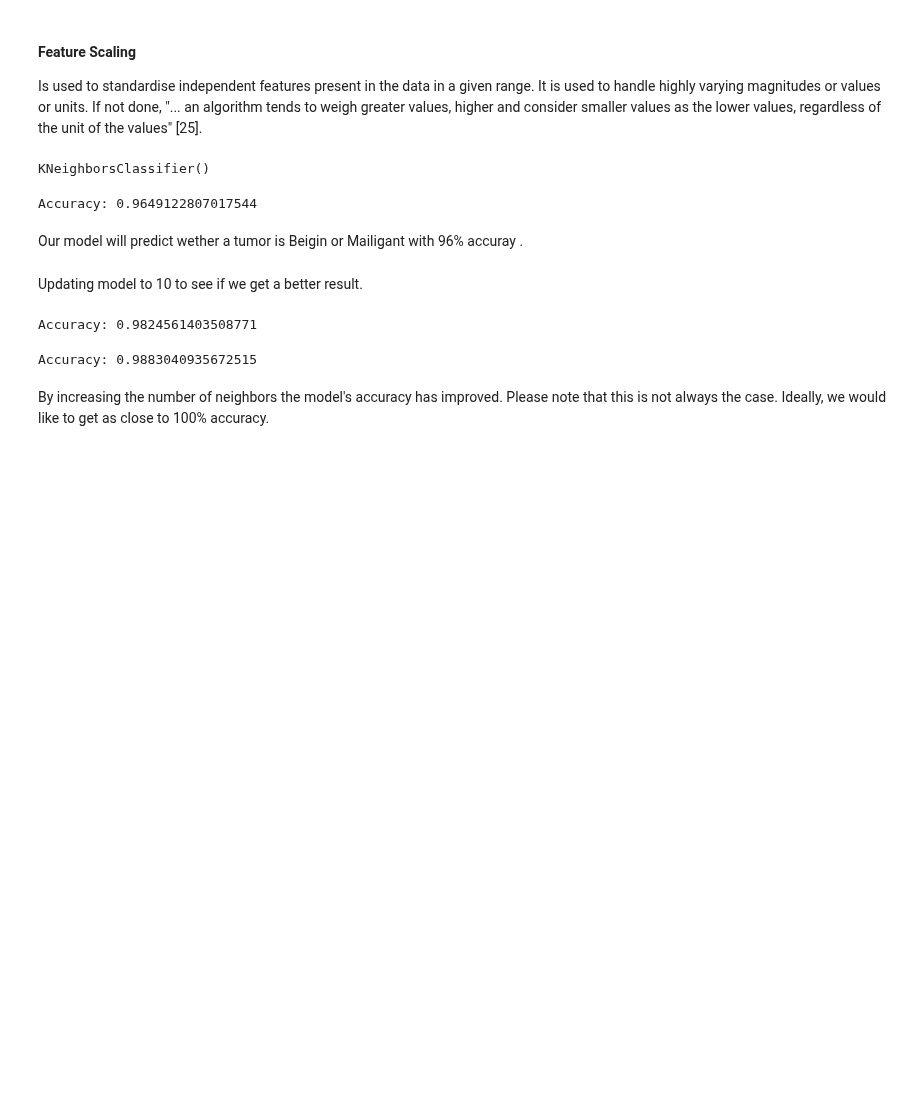
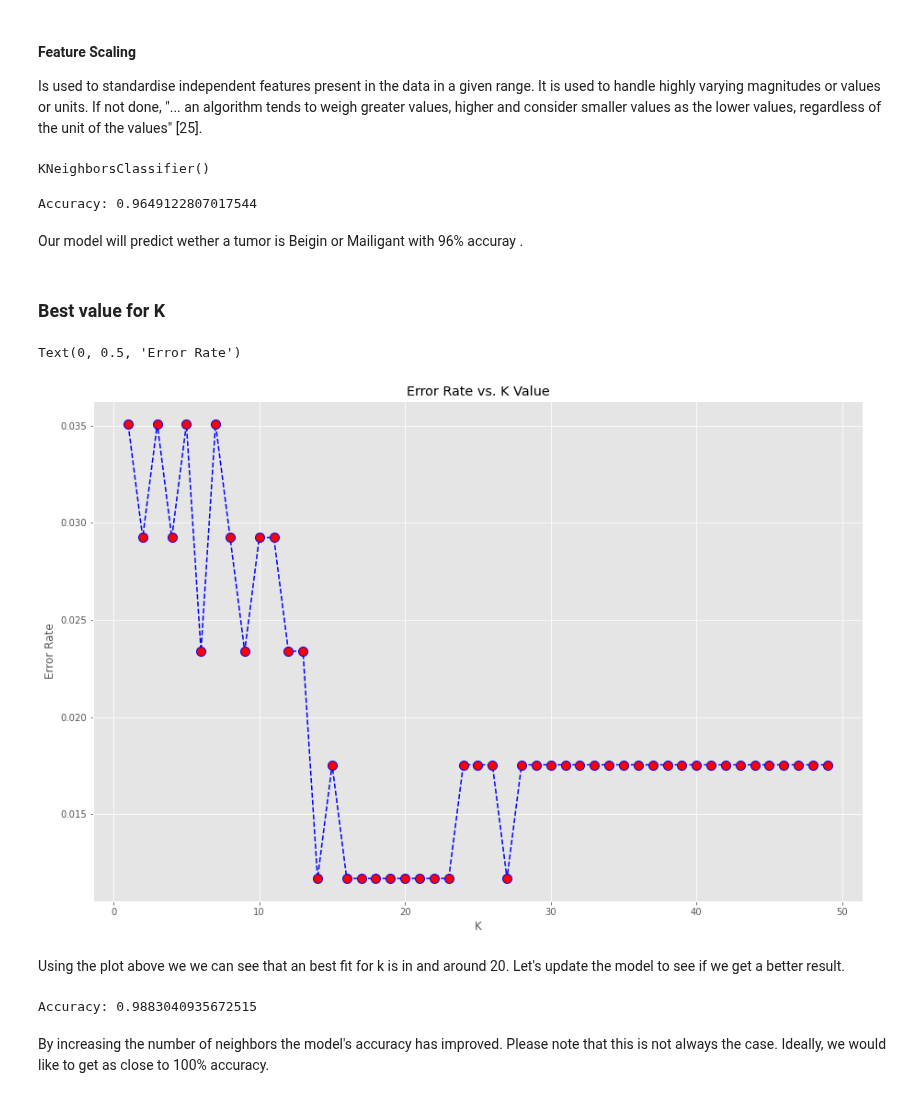
Before and after one commit to kmcd14/MLandStats-assessment, a Jupyter notebook: scikit-learn.ipynb, the cells around one changed output. Cells and saved outputs as stored; diff of their text form; code cells hidden in the pictures; blank space fills up the shorter version.

```diff
--- a/scikit-learn.ipynb
+++ b/scikit-learn.ipynb
@@ -525,24 +525,32 @@ print(f"Accuracy: {accuracy}\n")
 Accuracy: 0.9649122807017544
 # %% [markdown]
 Our model will predict wether a tumor is Beigin or Mailigant with 96% accuray .
-# %% [markdown]
-Updating model  to 10 to see if we get a better result.
-# %%
-# Loading KNN Algorithm
-from sklearn.neighbors import KNeighborsClassifier
-
-# Setting Classifier. Default value of k is 15
-knn = KNeighborsClassifier(n_neighbors=15)
-
-# Updating model to fit traiining data
-knn.fit(X_train, y_train)
-
-# Checking the accuracy of the model
-accuracy = knn.score(X_test, y_test)
-
-print(f"Accuracy: {accuracy}\n")
-# %% [output]
-Accuracy: 0.9824561403508771
+# %% [markdown]
+### Best value for K
+# %%
+pred = knn.predict(X_test)
+
+error_rate = []
+
+# Will take some time
+for i in range(1,50):
+
+    knn = KNeighborsClassifier(n_neighbors=i)
+    knn.fit(X_train,y_train)
+    pred_i = knn.predict(X_test)
+    error_rate.append(np.mean(pred_i != y_test))
+# %%
+
+plt.plot(range(1,50),error_rate,color='blue', linestyle='dashed', marker='o',
+         markerfacecolor='red', markersize=10)
+plt.title('Error Rate vs. K Value')
+plt.xlabel('K')
+plt.ylabel('Error Rate')
+# %% [output]
+Text(0, 0.5, 'Error Rate')
+[figure, added]
+# %% [markdown]
+Using the plot above we we can see that an best fit for k is in and around 20. Let's update the model to see if we get a better result.
 # %%
 # Loading KNN Algorithm
 from sklearn.neighbors import KNeighborsClassifier
```
Also changed, not shown: parts of 9 cells of this notebook.
